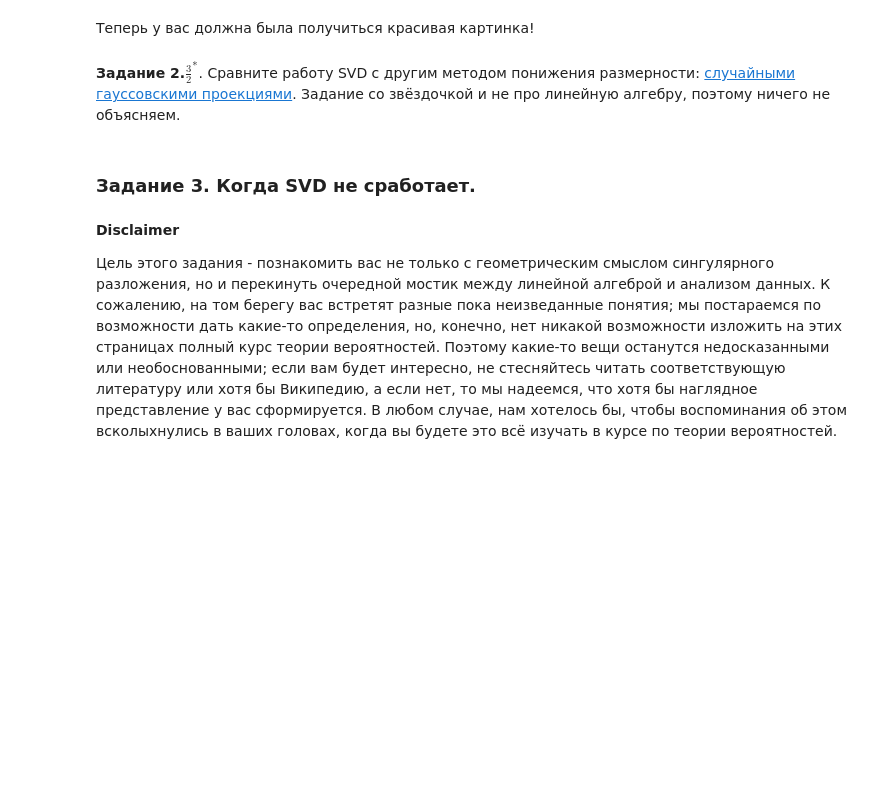
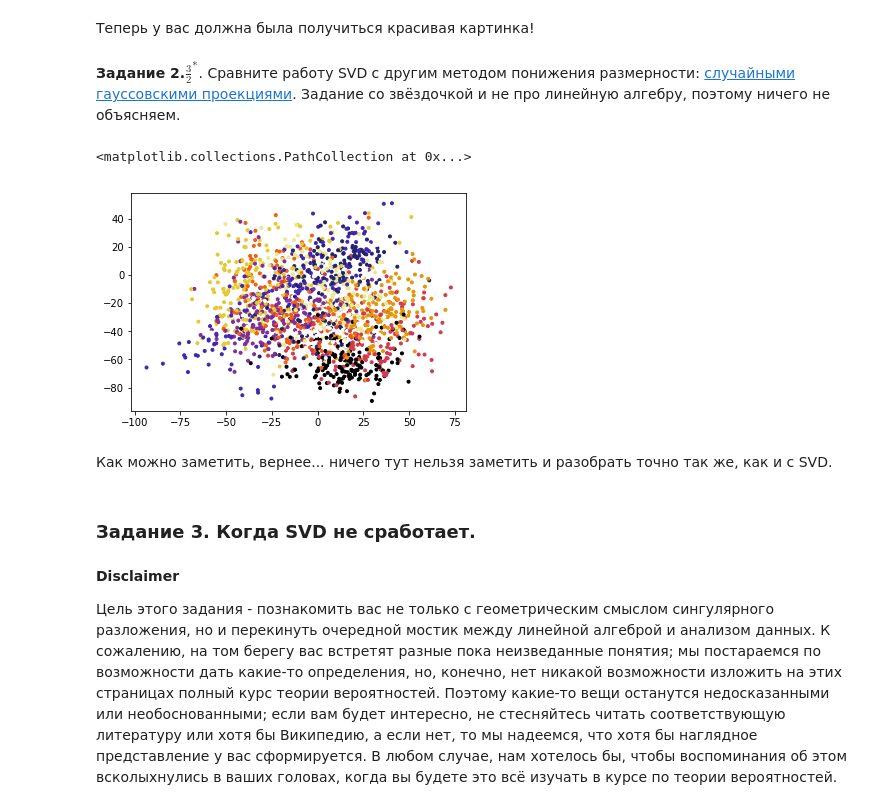
Before and after one commit to Mikhail-off/LinalgLab3, a Jupyter notebook: HSE lab (SVD).ipynb, the cells around one changed output. Drawn from its saved outputs; the diff is of its cells as text; code cells hidden in the pictures; blank space fills up the shorter version.

```diff
--- a/HSE lab (SVD).ipynb
+++ b/HSE lab (SVD).ipynb
@@ -287,6 +287,18 @@ plt.scatter(x, y, c=digits.target, cmap="CMRmap")
 Теперь у вас должна была получиться красивая картинка!
 # %% [markdown]
 **Задание 2.$\frac32^*$**. Сравните работу SVD с другим методом понижения размерности: [случайными гауссовскими проекциями](http://scikit-learn.org/stable/modules/generated/sklearn.random_projection.GaussianRandomProjection.html). Задание со звёздочкой и не про линейную алгебру, поэтому ничего не объясняем.
+# %%
+from sklearn import random_projection
+
+Gauss = random_projection.GaussianRandomProjection(2).fit_transform(digits.data, digits.target)
+colors = ['gray', 'brown', 'orange', 'y', 'c', 'g', 'b', 'm', 'r', 'k'];
+
+plt.scatter(Gauss[:, 0], Gauss[:, 1], c=digits.target, cmap='CMRmap', marker = '.')
+# %% [output]
+<matplotlib.collections.PathCollection at 0x...>
+[figure, added]
+# %% [markdown]
+Как можно заметить, вернее... ничего тут нельзя заметить и разобрать точно так же, как и с SVD.
 # %% [markdown]
 ### Задание 3. Когда SVD не сработает.
 # %% [markdown]
```
Also changed, not shown: parts of 13 cells of this notebook.
